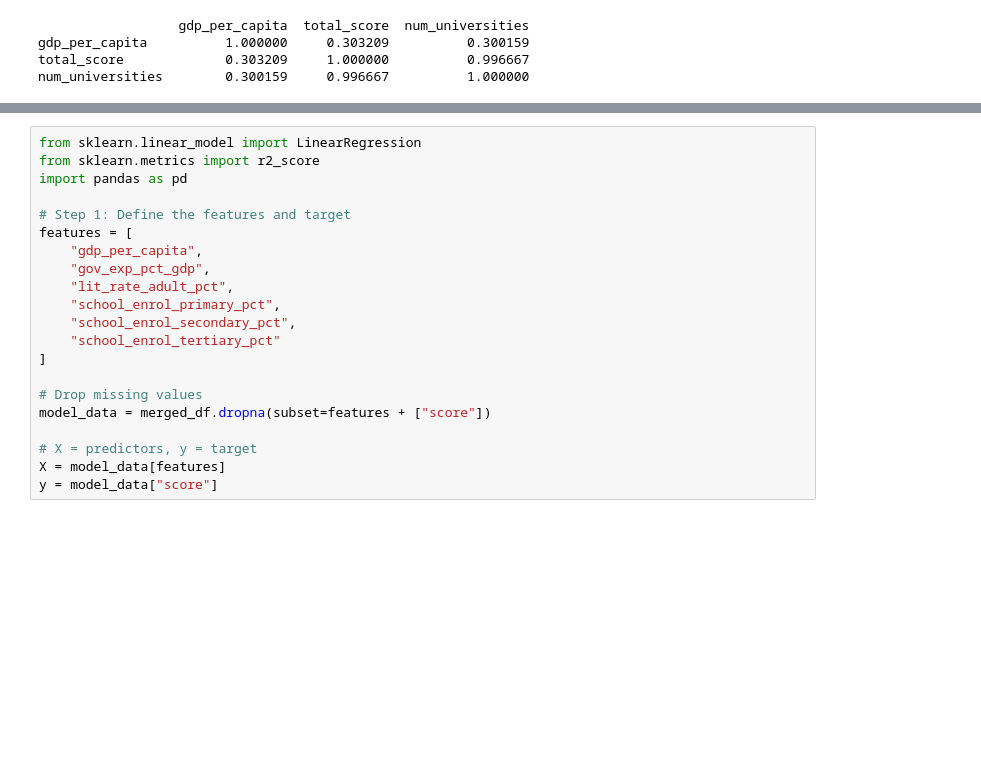
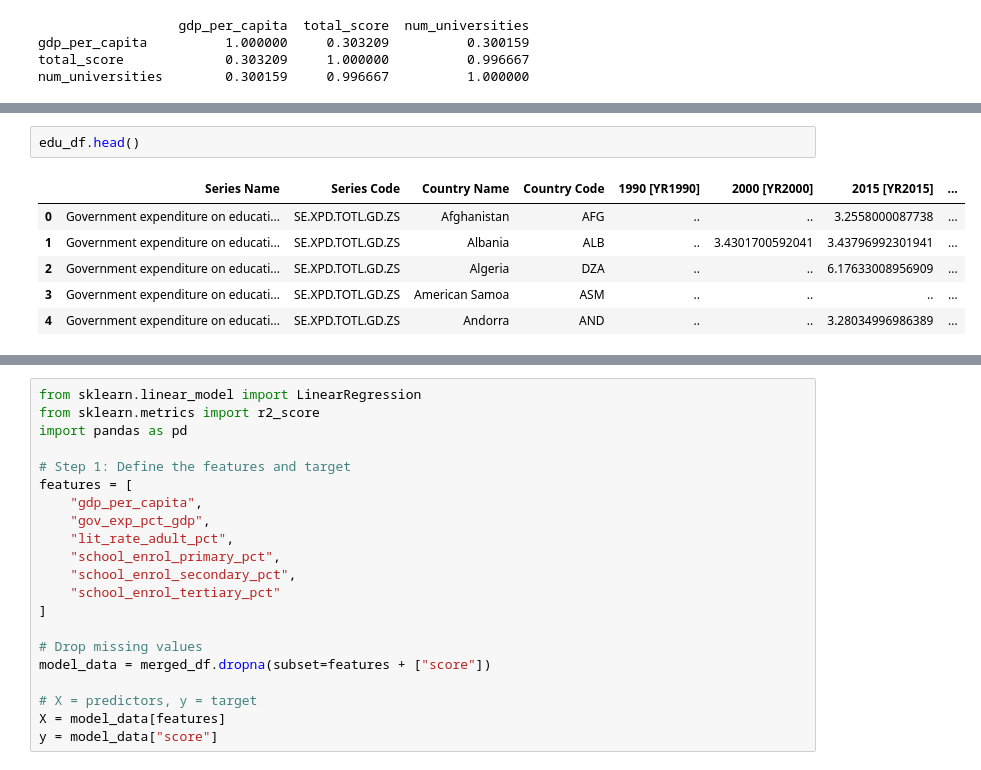
Before and after one commit to i11g/Data-Science-Project, a Jupyter notebook: Data.ipynb, the cells around one changed output, grey strips where cells are left out. Drawn from its saved outputs; the diff is of its cells as text; blank space fills up the shorter version.

```diff
--- a/Data.ipynb
+++ b/Data.ipynb
@@ -1370,0 +1327,9 @@ merged[["gov_exp_pct_gdp", "score", "gdp_per_capita"]].corr()
+# %%
+edu_df.head()
+# %% [output]
+|  | Series Name | Series Code | Country Name | Country Code | 1990 [YR1990] | 2000 [YR2000] | 2015 [YR2015] | ... |
+| 0 | Government expenditure on educati... | SE.XPD.TOTL.GD.ZS | Afghanistan | AFG | .. | .. | 3.2558000087738 | ... |
+| 1 | Government expenditure on educati... | SE.XPD.TOTL.GD.ZS | Albania | ALB | .. | 3.4301700592041 | 3.43796992301941 | ... |
+| 2 | Government expenditure on educati... | SE.XPD.TOTL.GD.ZS | Algeria | DZA | .. | .. | 6.17633008956909 | ... |
+| 3 | Government expenditure on educati... | SE.XPD.TOTL.GD.ZS | American Samoa | ASM | .. | .. | .. | ... |
+| 4 | Government expenditure on educati... | SE.XPD.TOTL.GD.ZS | Andorra | AND | .. | .. | 3.28034996986389 | ... |
```
Also changed, not shown: parts of 57 cells of this notebook, 4 other files.
